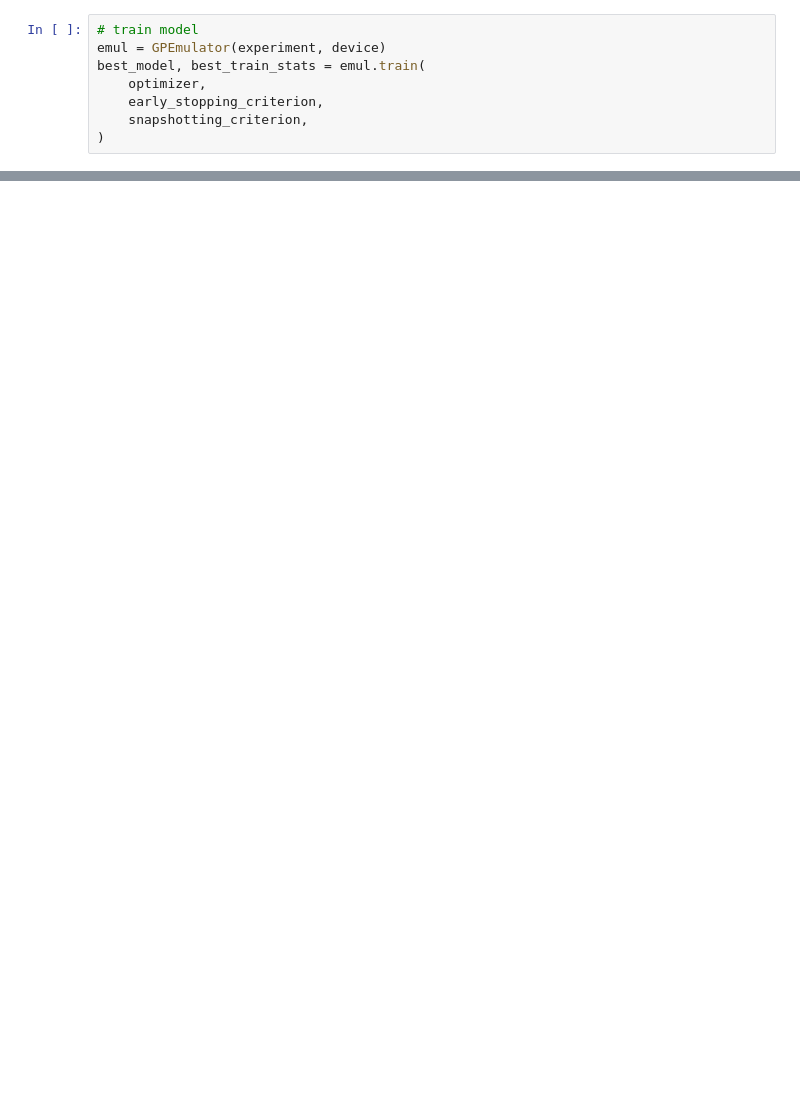
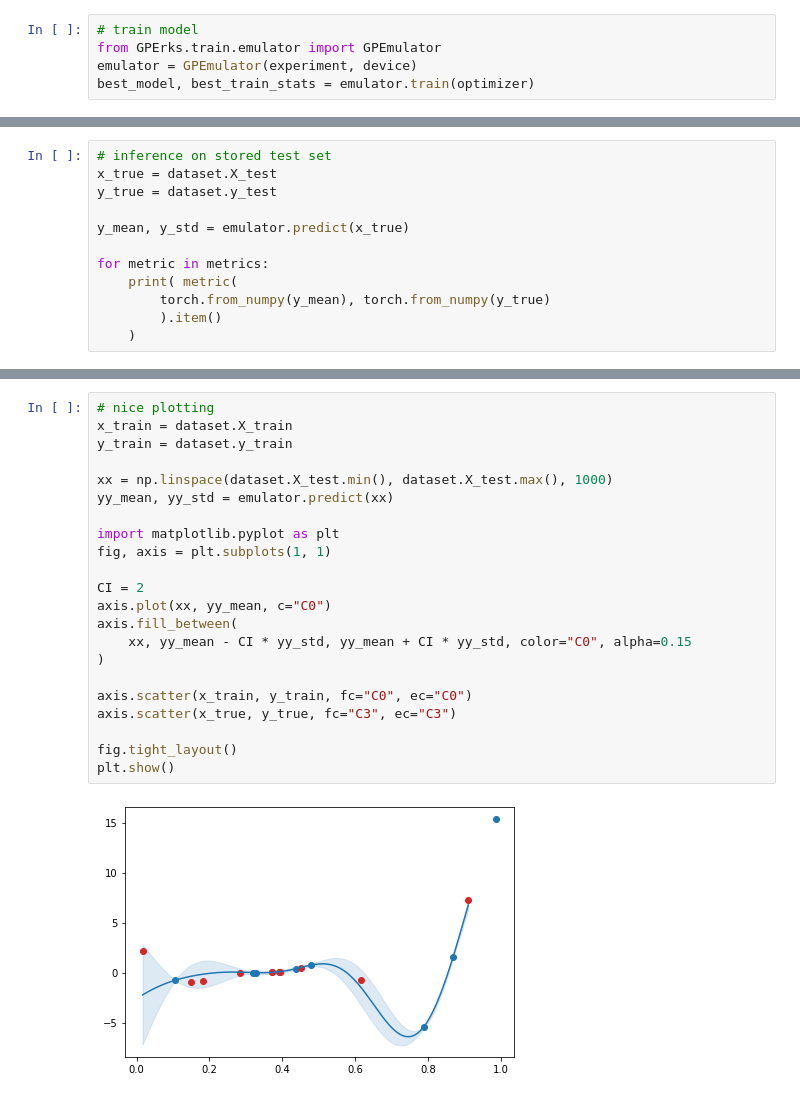
Before and after one commit to stelong/GPErks, a Jupyter notebook: notebooks/example_1.ipynb, the cells around one changed output, grey strips where cells are left out. Cells and saved outputs as stored; diff of their text form; blank space fills up the shorter version.

Commit message:
some work for GPErks tutorial

```diff
--- a/notebooks/example_1.ipynb
+++ b/notebooks/example_1.ipynb
@@ -80,9 +73,6 @@ snapshotting_criterion = EveryEpochSnapshottingCriterion(
 # %%
 # train model
-emul = GPEmulator(experiment, device)
-best_model, best_train_stats = emul.train(
-    optimizer,
-    early_stopping_criterion,
-    snapshotting_criterion,
-)
+from GPErks.train.emulator import GPEmulator
+emulator = GPEmulator(experiment, device)
+best_model, best_train_stats = emulator.train(optimizer)
 # %% [output]
@@ -110,0 +103,12 @@ Likelihood noise: 0.0001
+# %%
+# inference on stored test set
+x_true = dataset.X_test
+y_true = dataset.y_test
+
+y_mean, y_std = emulator.predict(x_true)
+
+for metric in metrics:
+    print( metric(
+        torch.from_numpy(y_mean), torch.from_numpy(y_true)
+        ).item()
+    )
@@ -111,3 +125,27 @@ Likelihood noise: 0.0001
+# %%
+# nice plotting
+x_train = dataset.X_train
+y_train = dataset.y_train
+
+xx = np.linspace(dataset.X_test.min(), dataset.X_test.max(), 1000)
+yy_mean, yy_std = emulator.predict(xx)
+
+import matplotlib.pyplot as plt
+fig, axis = plt.subplots(1, 1)
+
+CI = 2
+axis.plot(xx, yy_mean, c="C0")
+axis.fill_between(
+    xx, yy_mean - CI * yy_std, yy_mean + CI * yy_std, color="C0", alpha=0.15
+)
+
+axis.scatter(x_train, y_train, fc="C0", ec="C0")
+axis.scatter(x_true, y_true, fc="C3", ec="C3")
+
+fig.tight_layout()
+plt.show()
+# %% [output]
+[figure, added]
 # %%
 # plot graphs
 best_train_stats.plot()
```
Also changed, not shown: parts of 16 cells of this notebook, 1 other file.
